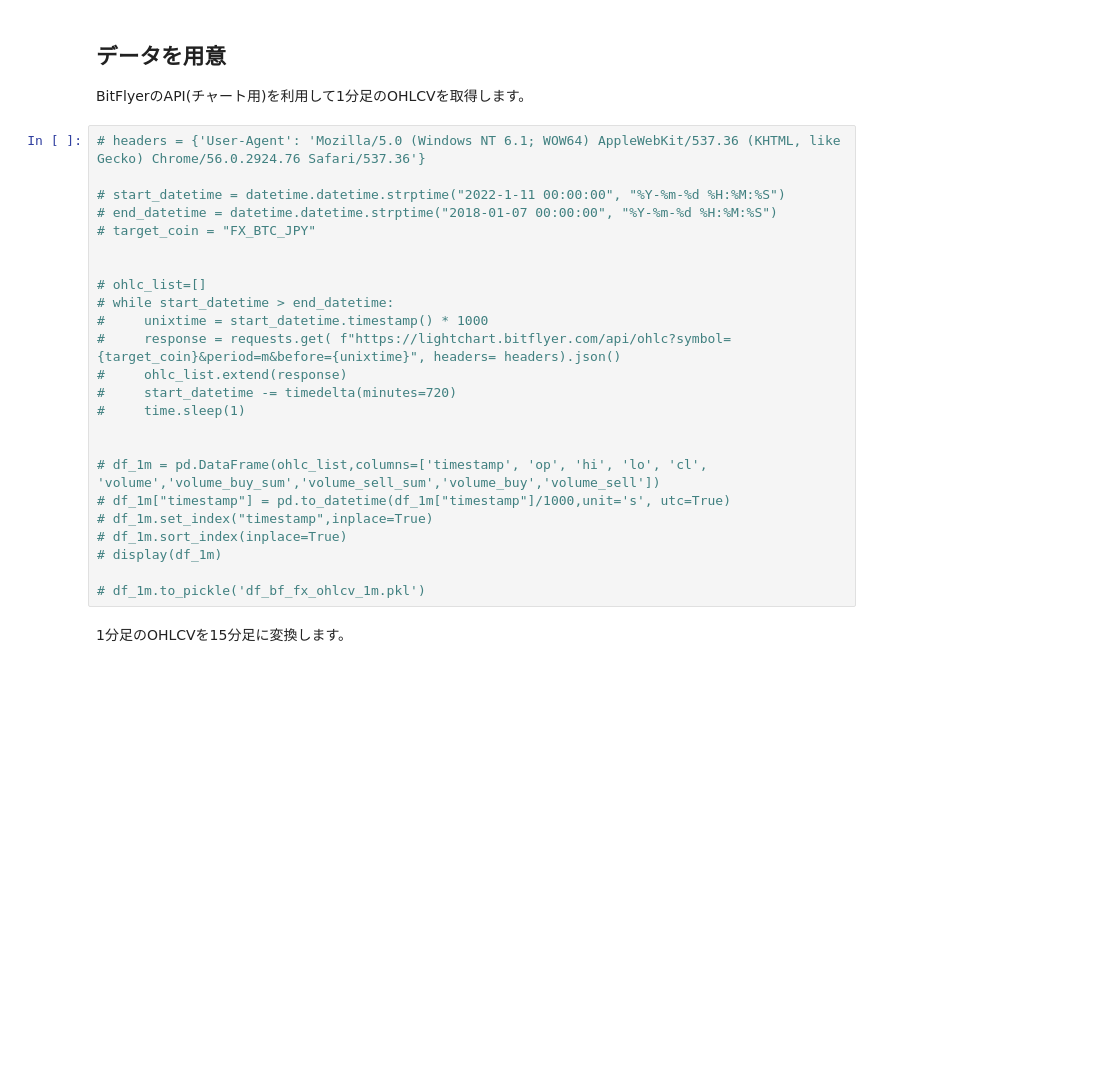
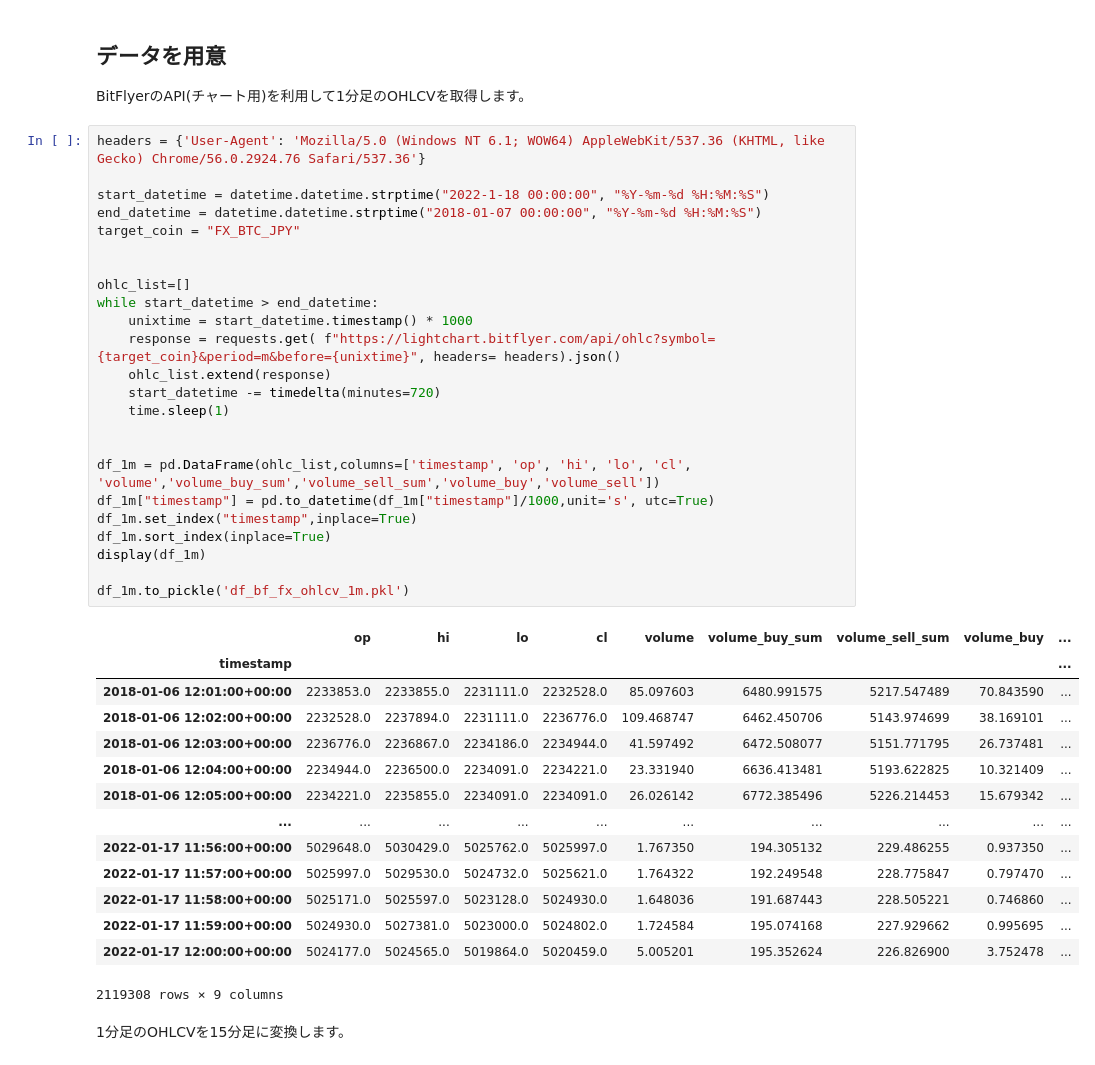
Before and after one commit to yydevelop/bot, a Jupyter notebook: bitflyerbot/tutorial-bitflyer.ipynb, the cells around one changed output. Drawn from its saved outputs; the diff is of its cells as text; blank space fills up the shorter version.

```diff
--- a/bitflyerbot/tutorial-bitflyer.ipynb
+++ b/bitflyerbot/tutorial-bitflyer.ipynb
@@ -31,29 +31,44 @@ from features import features,calc_features
 ## データを用意
 BitFlyerのAPI(チャート用)を利用して1分足のOHLCVを取得します。
 # %%
-# headers = {'User-Agent': 'Mozilla/5.0 (Windows NT 6.1; WOW64) AppleWebKit/537.36 (KHTML, like Gecko) Chrome/56.0.2924.76 Safari/537.36'}
+headers = {'User-Agent': 'Mozilla/5.0 (Windows NT 6.1; WOW64) AppleWebKit/537.36 (KHTML, like Gecko) Chrome/56.0.2924.76 Safari/537.36'}
 
-# start_datetime = datetime.datetime.strptime("2022-1-11 00:00:00", "%Y-%m-%d %H:%M:%S")
-# end_datetime = datetime.datetime.strptime("2018-01-07 00:00:00", "%Y-%m-%d %H:%M:%S")
-# target_coin = "FX_BTC_JPY"
+start_datetime = datetime.datetime.strptime("2022-1-18 00:00:00", "%Y-%m-%d %H:%M:%S")
+end_datetime = datetime.datetime.strptime("2018-01-07 00:00:00", "%Y-%m-%d %H:%M:%S")
+target_coin = "FX_BTC_JPY"
 
 
-# ohlc_list=[]
-# while start_datetime > end_datetime:
-#     unixtime = start_datetime.timestamp() * 1000
-#     response = requests.get( f"https://lightchart.bitflyer.com/api/ohlc?symbol={target_coin}&period=m&before={unixtime}", headers= headers).json()
-#     ohlc_list.extend(response)
-#     start_datetime -= timedelta(minutes=720)
-#     time.sleep(1)
+ohlc_list=[]
+while start_datetime > end_datetime:
+    unixtime = start_datetime.timestamp() * 1000
+    response = requests.get( f"https://lightchart.bitflyer.com/api/ohlc?symbol={target_coin}&period=m&before={unixtime}", headers= headers).json()
+    ohlc_list.extend(response)
+    start_datetime -= timedelta(minutes=720)
+    time.sleep(1)
 
 
-# df_1m = pd.DataFrame(ohlc_list,columns=['timestamp', 'op', 'hi', 'lo', 'cl', 'volume','volume_buy_sum','volume_sell_sum','volume_buy','volume_sell'])
-# df_1m["timestamp"] = pd.to_datetime(df_1m["timestamp"]/1000,unit='s', utc=True)
-# df_1m.set_index("timestamp",inplace=True)
-# df_1m.sort_index(inplace=True)
-# display(df_1m)
+df_1m = pd.DataFrame(ohlc_list,columns=['timestamp', 'op', 'hi', 'lo', 'cl', 'volume','volume_buy_sum','volume_sell_sum','volume_buy','volume_sell'])
+df_1m["timestamp"] = pd.to_datetime(df_1m["timestamp"]/1000,unit='s', utc=True)
+df_1m.set_index("timestamp",inplace=True)
+df_1m.sort_index(inplace=True)
+display(df_1m)
 
-# df_1m.to_pickle('df_bf_fx_ohlcv_1m.pkl')
+df_1m.to_pickle('df_bf_fx_ohlcv_1m.pkl')
+# %% [output]
+|  | op | hi | lo | cl | volume | volume_buy_sum | volume_sell_sum | volume_buy | ... |
+| timestamp |  |  |  |  |  |  |  |  | ... |
+| 2018-01-06 12:01:00+00:00 | 2233853.0 | 2233855.0 | 2231111.0 | 2232528.0 | 85.097603 | 6480.991575 | 5217.547489 | 70.843590 | ... |
+| 2018-01-06 12:02:00+00:00 | 2232528.0 | 2237894.0 | 2231111.0 | 2236776.0 | 109.468747 | 6462.450706 | 5143.974699 | 38.169101 | ... |
+| 2018-01-06 12:03:00+00:00 | 2236776.0 | 2236867.0 | 2234186.0 | 2234944.0 | 41.597492 | 6472.508077 | 5151.771795 | 26.737481 | ... |
+| 2018-01-06 12:04:00+00:00 | 2234944.0 | 2236500.0 | 2234091.0 | 2234221.0 | 23.331940 | 6636.413481 | 5193.622825 | 10.321409 | ... |
+| 2018-01-06 12:05:00+00:00 | 2234221.0 | 2235855.0 | 2234091.0 | 2234091.0 | 26.026142 | 6772.385496 | 5226.214453 | 15.679342 | ... |
+| ... | ... | ... | ... | ... | ... | ... | ... | ... | ... |
+| 2022-01-17 11:56:00+00:00 | 5029648.0 | 5030429.0 | 5025762.0 | 5025997.0 | 1.767350 | 194.305132 | 229.486255 | 0.937350 | ... |
+| 2022-01-17 11:57:00+00:00 | 5025997.0 | 5029530.0 | 5024732.0 | 5025621.0 | 1.764322 | 192.249548 | 228.775847 | 0.797470 | ... |
+| 2022-01-17 11:58:00+00:00 | 5025171.0 | 5025597.0 | 5023128.0 | 5024930.0 | 1.648036 | 191.687443 | 228.505221 | 0.746860 | ... |
+| 2022-01-17 11:59:00+00:00 | 5024930.0 | 5027381.0 | 5023000.0 | 5024802.0 | 1.724584 | 195.074168 | 227.929662 | 0.995695 | ... |
+| 2022-01-17 12:00:00+00:00 | 5024177.0 | 5024565.0 | 5019864.0 | 5020459.0 | 5.005201 | 195.352624 | 226.826900 | 3.752478 | ... |
+2119308 rows × 9 columns
 # %% [markdown]
 1分足のOHLCVを15分足に変換します。
 # %%
```
Also changed, not shown: parts of 11 cells of this notebook, 16 other files.
